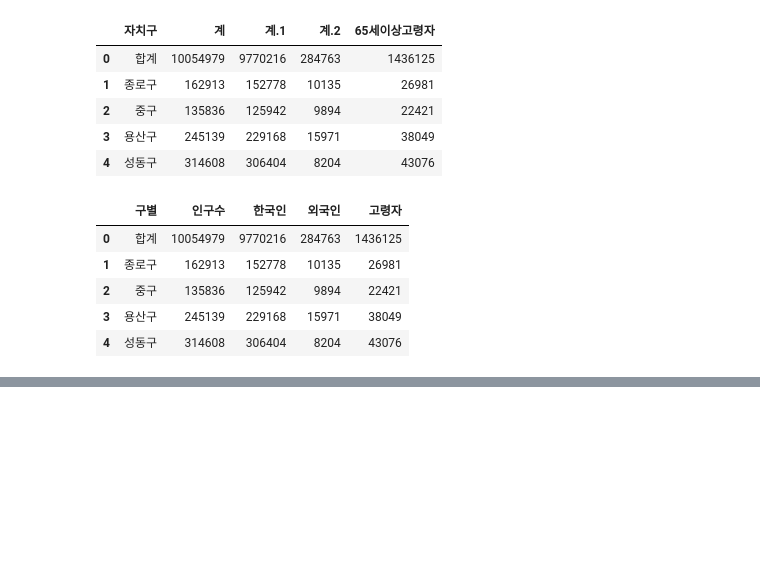
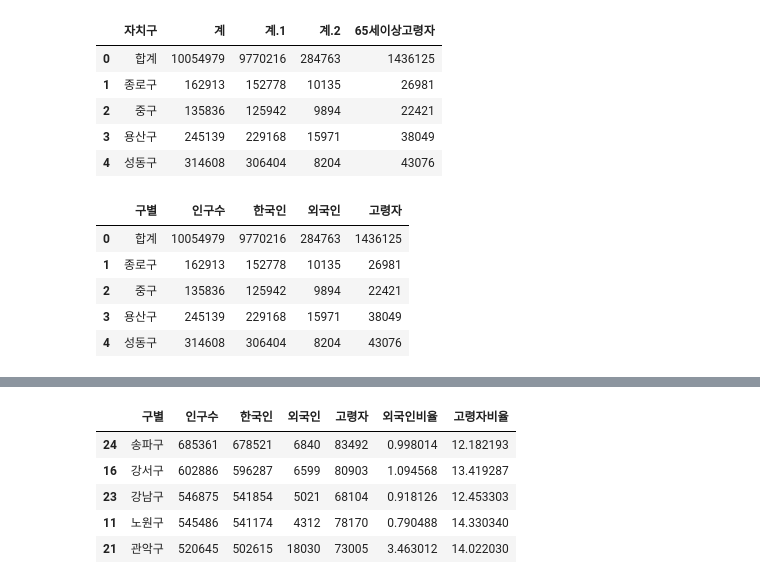
Before and after one commit to leebaek/python_data_analysis, a Jupyter notebook: 서울시 구별 CCTV 현황 분석/서울시 구별 CCTV 현황 분석.ipynb, the cells around one changed output, grey strips where cells are left out. Saved outputs shown, nothing was run; the diff lists cells and outputs as text; code cells hidden in the pictures; blank space fills up the shorter version.

```diff
--- a/서울시 구별 CCTV 현황 분석/서울시 구별 CCTV 현황 분석.ipynb
+++ b/서울시 구별 CCTV 현황 분석/서울시 구별 CCTV 현황 분석.ipynb
@@ -75,0 +139,11 @@ pop_Seoul.head()
+# %%
+# '인구수'를 기준으로 정렬
+pop_Seoul.sort_values(by='인구수', ascending=False).head()
+# 송파구, 강서구, 강남구, 노원구, 관악구 순으로 인구수가 가장 많다.
+# %% [output]
+|  | 구별 | 인구수 | 한국인 | 외국인 | 고령자 | 외국인비율 | 고령자비율 |
+| 24 | 송파구 | 685361 | 678521 | 6840 | 83492 | 0.998014 | 12.182193 |
+| 16 | 강서구 | 602886 | 596287 | 6599 | 80903 | 1.094568 | 13.419287 |
+| 23 | 강남구 | 546875 | 541854 | 5021 | 68104 | 0.918126 | 12.453303 |
+| 11 | 노원구 | 545486 | 541174 | 4312 | 78170 | 0.790488 | 14.330340 |
+| 21 | 관악구 | 520645 | 502615 | 18030 | 73005 | 3.463012 | 14.022030 |
```
Also changed, not shown: parts of 18 cells of this notebook, 1 other file.
